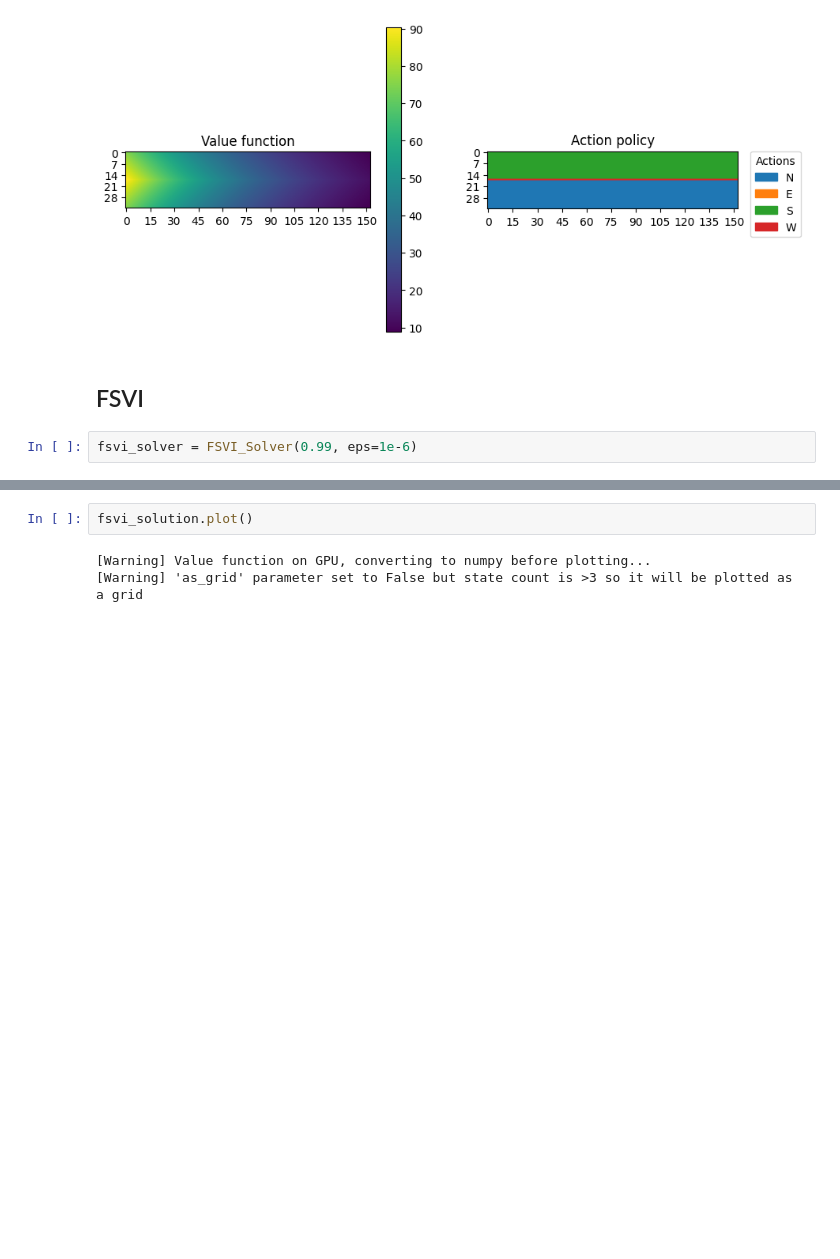
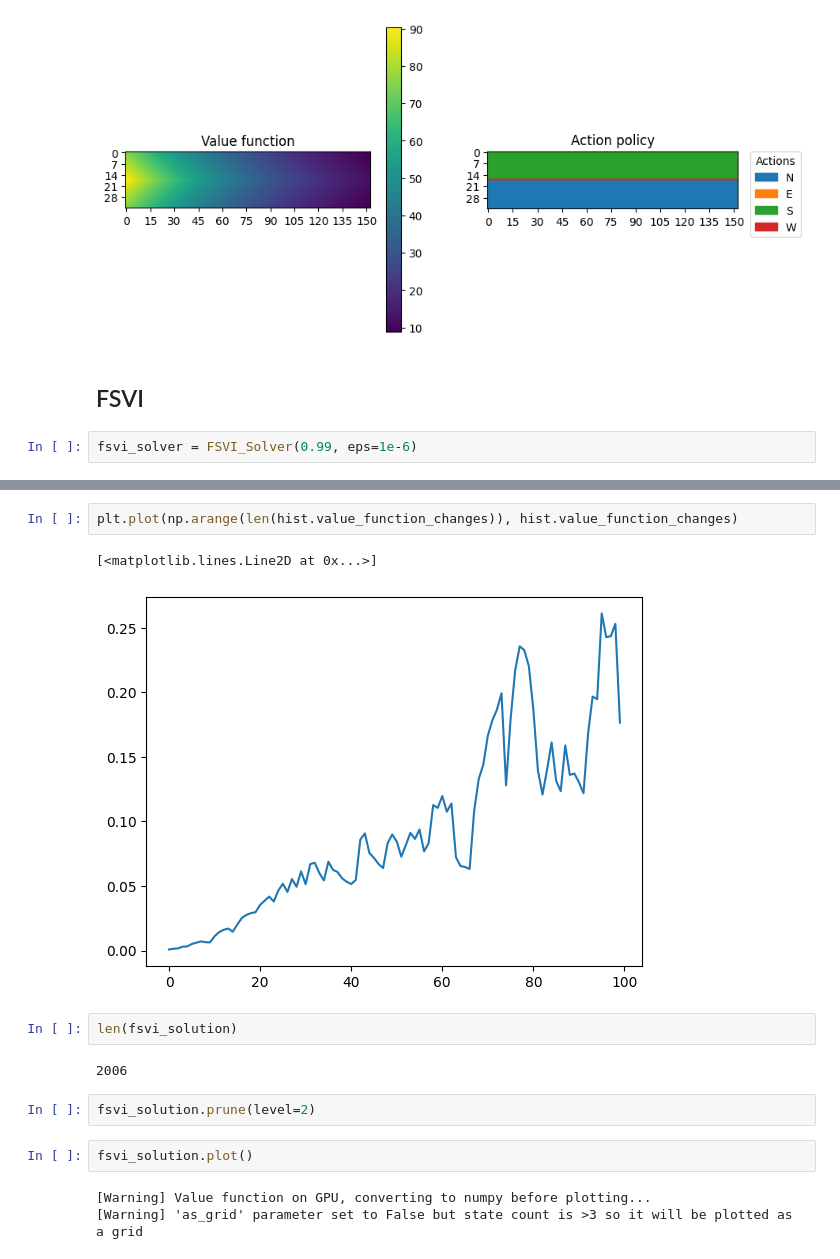
Before and after one commit to PimLb/POMDP_PBVI_Exploration, a Jupyter notebook: Experiments/Olfactory Navigation/Olfactory_Model.ipynb, the cells around one changed output, grey strips where cells are left out. Drawn from its saved outputs; the diff is of its cells as text; blank space fills up the shorter version.

```diff
--- a/Experiments/Olfactory Navigation/Olfactory_Model.ipynb
+++ b/Experiments/Olfactory Navigation/Olfactory_Model.ipynb
@@ -149,3 +150,14 @@ Summary of Value Iteration run
+# %%
+plt.plot(np.arange(len(hist.value_function_changes)), hist.value_function_changes)
+# %% [output]
+[<matplotlib.lines.Line2D at 0x...>]
+[figure, added]
+# %%
+len(fsvi_solution)
+# %% [output]
+2006
+# %%
+fsvi_solution.prune(level=2)
 # %%
 fsvi_solution.plot()
 # %% [output]
```
Also changed, not shown: parts of 6 cells of this notebook, 4 other files.
